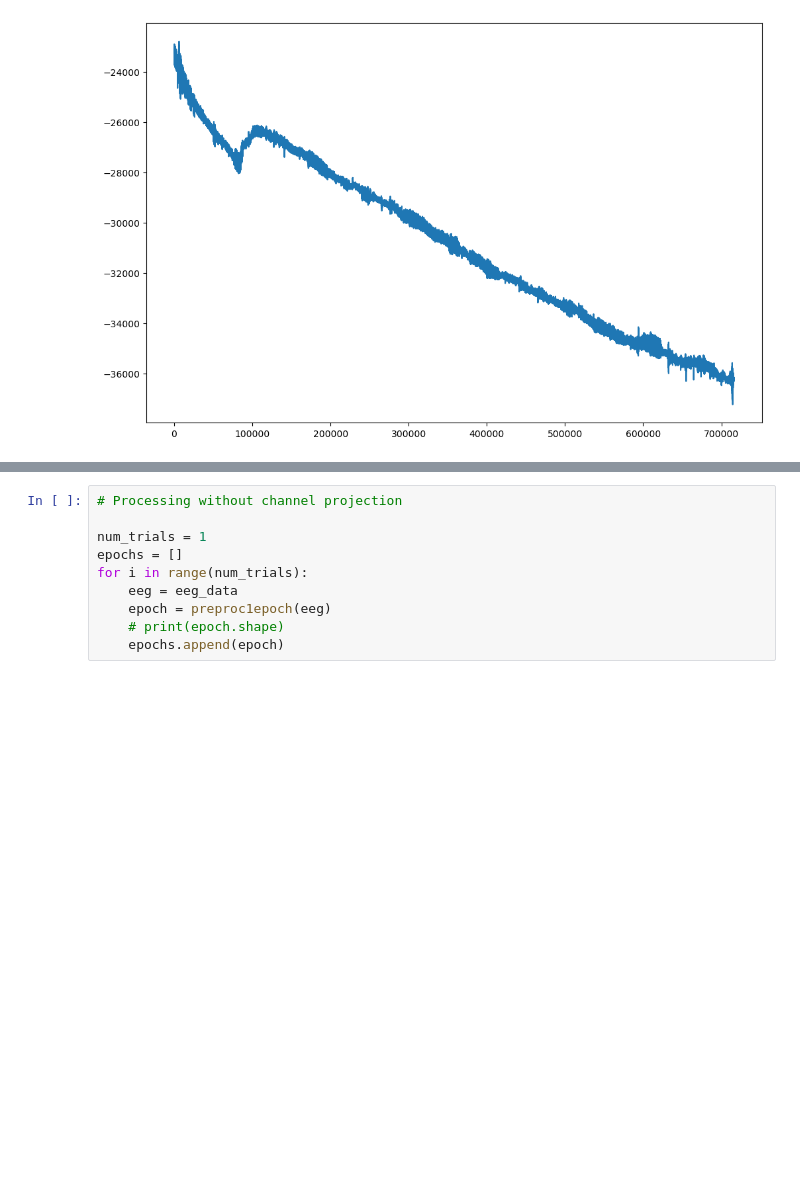
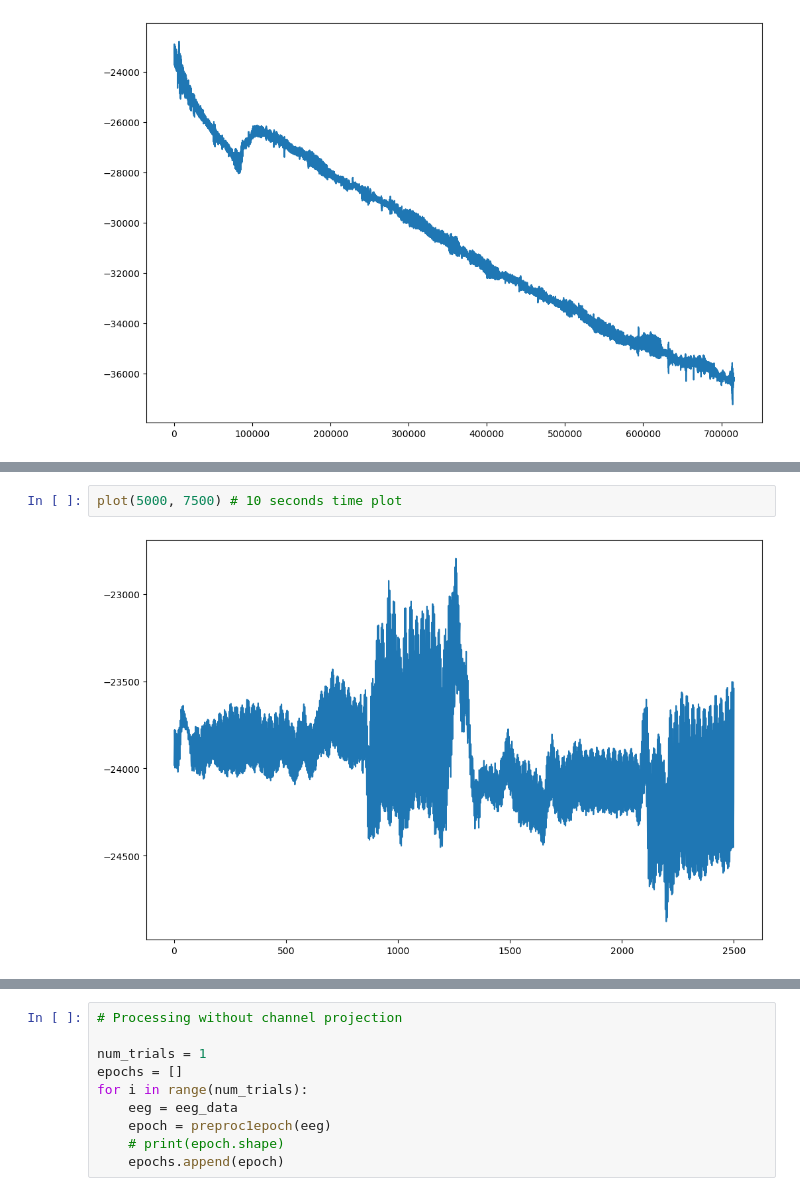
Before and after one commit to apoorva43/ClosedLoop, a Jupyter notebook: Visualization_Eyeblinks.ipynb, the cells around one changed output, grey strips where cells are left out. Drawn from its saved outputs; the diff is of its cells as text; blank space fills up the shorter version.

```diff
--- a/Visualization_Eyeblinks.ipynb
+++ b/Visualization_Eyeblinks.ipynb
@@ -74,0 +79,4 @@ plot(50000, 52500)
+# %%
+plot(5000, 7500) # 10 seconds time plot
+# %% [output]
+[figure, added]
```
Also changed, not shown: parts of 7 cells of this notebook.
